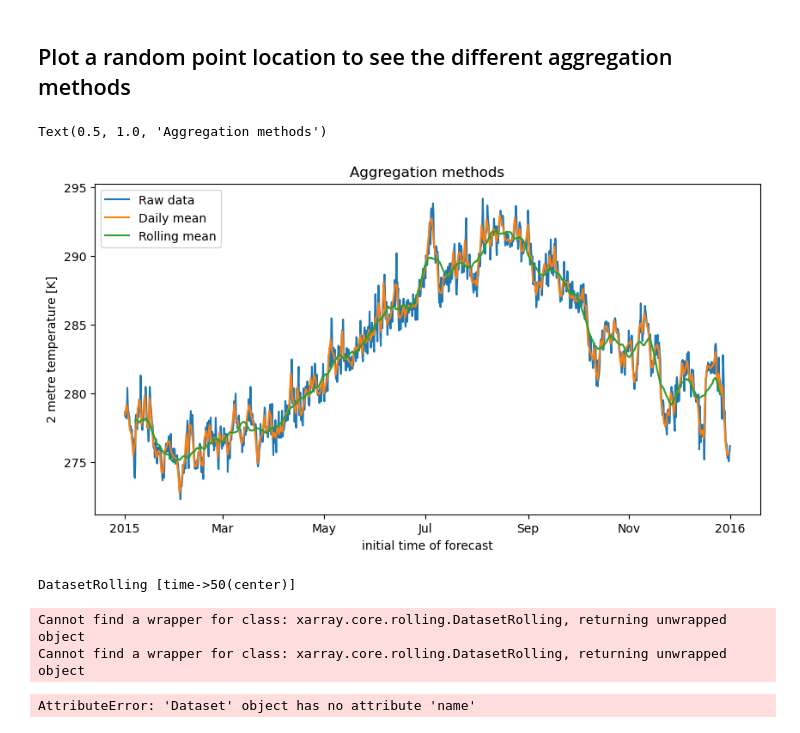
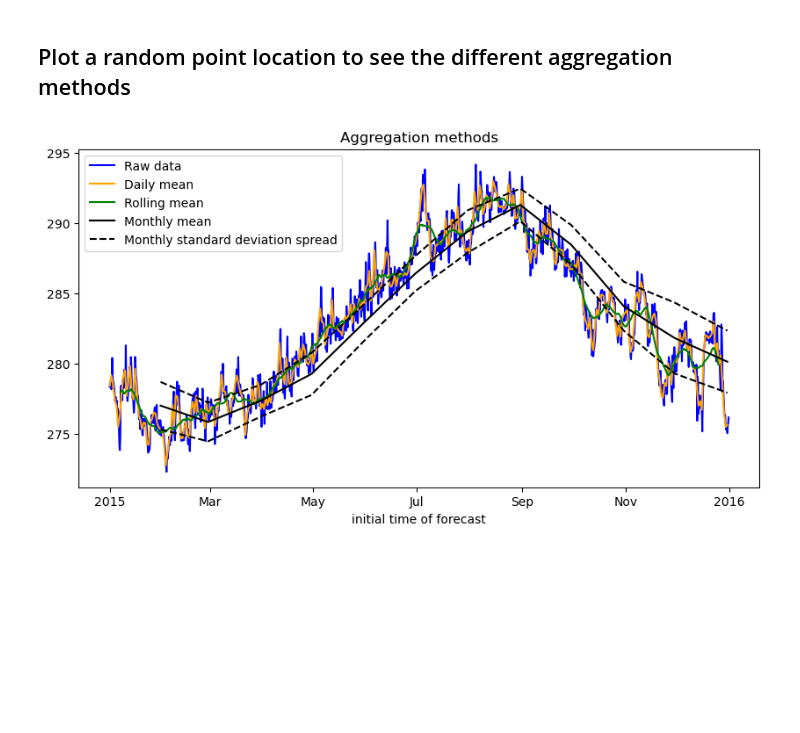
Before and after one commit to ecmwf/earthkit-transforms, a Jupyter notebook: docs/notebooks/temporal/02-era5-daily-statistics.ipynb, the cells around one changed output. Cells and saved outputs as stored; diff of their text form; code cells hidden in the pictures; blank space fills up the shorter version.

Commit message:
temporal docs and tests added

```diff
--- a/docs/notebooks/temporal/02-era5-daily-statistics.ipynb
+++ b/docs/notebooks/temporal/02-era5-daily-statistics.ipynb
@@ -88,0 +72,4 @@ Attributes:
+# %%
+era5_monthly_mean = ek_aggregate.temporal.monthly_mean(era5_data)
+era5_monthly_std = ek_aggregate.temporal.monthly_std(era5_data)
+era5_monthly_std
@@ -89,6 +103,6 @@ Attributes:
 # %%
-era5_rolling = ek_aggregate.rolling_reduce(
-    era5_data, time=50, center=True,
+era5_rolling = ek_aggregate.temporal.rolling_reduce(
+    era5_data, 50, how_reduce="mean", center=True,
 )
 era5_rolling
 # %% [output]
@@ -150,27 +164,33 @@ history :
 # %%
 isel_kwargs = {"latitude":100, "longitude":100}
 
 fig, ax = plt.subplots(ncols=1, nrows=1, figsize=(10,5))
 
-era5_data.to_xarray().t2m.isel(**isel_kwargs).plot(label='Raw data', ax=ax)
-era5_daily_mean.t2m.isel(**isel_kwargs).plot(label='Daily mean', ax=ax)
-era5_rolling.t2m_mean.isel(**isel_kwargs).plot(label='Rolling mean', ax=ax)
+era5_data.to_xarray().t2m.isel(**isel_kwargs).plot(label='Raw data', ax=ax, color='blue')
+era5_daily_mean.t2m_daily_mean.isel(**isel_kwargs).plot(
+    label='Daily mean', ax=ax, color='orange'
+)
+
+# # To add the daily spread as orange dotted lines:
+# upper_d = era5_daily_mean.t2m_daily_mean + era5_daily_std.t2m_daily_std
+# lower_d = era5_daily_mean.t2m_daily_mean - era5_daily_std.t2m_daily_std
+# upper_d.isel(**isel_kwargs).plot(ax=ax, label='Daily standard deviation spread', linestyle='--', color='orange')
+# lower_d.isel(**isel_kwargs).plot(ax=ax, linestyle='--', color='orange')
+
+# Add the rolling mean as green line:
+era5_rolling.t2m_mean.isel(**isel_kwargs).plot(label='Rolling mean', ax=ax, color='green')
+
+# Add the monthly mean as a black solid line and spread as black dotted lines:
+era5_monthly_mean.t2m_monthly_mean.isel(**isel_kwargs).plot(label='Monthly mean', ax=ax, color='black')
+upper_m = era5_monthly_mean.t2m_monthly_mean + era5_monthly_std.t2m_monthly_std
+lower_m = era5_monthly_mean.t2m_monthly_mean - era5_monthly_std.t2m_monthly_std
+upper_m.isel(**isel_kwargs).plot(ax=ax, label='Monthly standard deviation spread', linestyle='--', color='black')
+lower_m.isel(**isel_kwargs).plot(ax=ax, linestyle='--', color='black')
+
+
 # figure = fig[0].get_figure()
 ax.legend(loc=2)
 ax.set_title("Aggregation methods")
+plt.show()
 # %% [output]
-Text(0.5, 1.0, 'Aggregation methods')
-[figure, old version]
+[figure, new version]
-# %%
-rolling_kwargs =  {'time': 50, 'center': True}
-reduce_kwargs =  {}
-data_rolling = era5_data.to_xarray().rolling(**rolling_kwargs)
-data_rolling
-# %% [output]
-DatasetRolling [time->50(center)]
-# %%
-ek_aggregate.temporal.reduce(data_rolling)
-# %% [output]
-Cannot find a wrapper for class: xarray.core.rolling.DatasetRolling, returning unwrapped object
-Cannot find a wrapper for class: xarray.core.rolling.DatasetRolling, returning unwrapped object
-AttributeError: 'Dataset' object has no attribute 'name'
```
Also changed, not shown: parts of 10 cells of this notebook, 4 other files.
